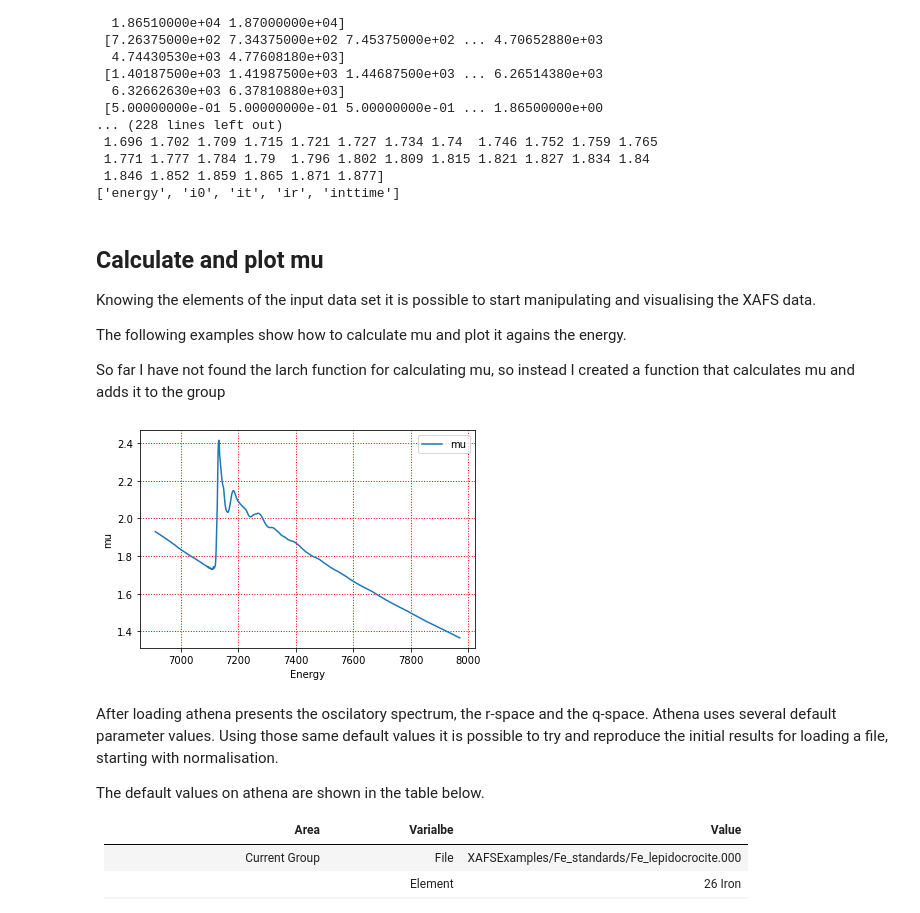
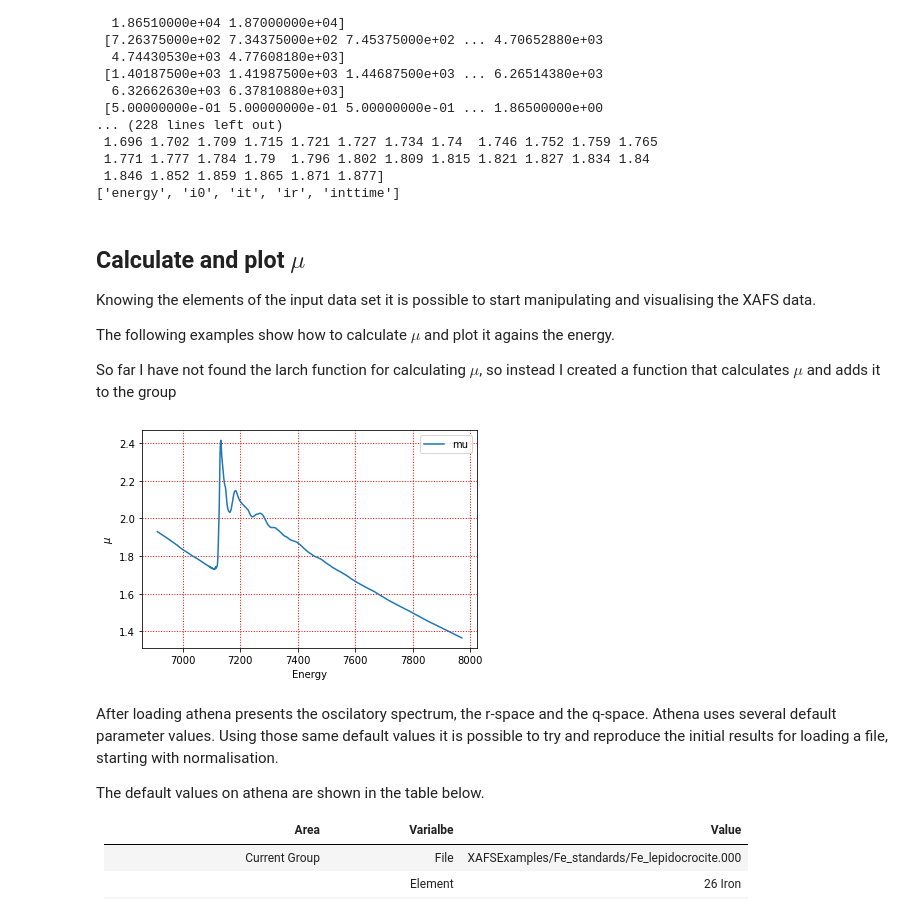
Before and after one commit to scman1/Larch_Intro_ukch, a Jupyter notebook: XAFS_ProcessingBR.ipynb, the cells around one changed output. Saved outputs shown, nothing was run; the diff lists cells and outputs as text; code cells hidden in the pictures.

```diff
--- a/XAFS_ProcessingBR.ipynb
+++ b/XAFS_ProcessingBR.ipynb
@@ -53,38 +54,38 @@ filename:        Fe_lepidocrocite.000
  1.846 1.852 1.859 1.865 1.871 1.877]
 ['energy', 'i0', 'it', 'ir', 'inttime']
 # %% [markdown]
-## Calculate and plot mu
+## Calculate and plot $\mu$
 Knowing the elements of the input data set it is possible to start manipulating and visualising the XAFS data.
 
-The following examples show how to calculate mu and plot it agains the energy.
+The following examples show how to calculate $\mu$ and plot it agains the energy.
 
-So far I have not found the larch function for calculating mu, so instead I created a function that calculates mu and adds it to the group
+So far I have not found the larch function for calculating $\mu$, so instead I created a function that calculates $\mu$ and adds it to the group
 # %%
 # https://vimeo.com/340207346 15:06
 from numpy import log
-import larch
+from larch.utils import group2dict, dict2group
 
 def get_mu(xafs_group):
     # calculate mu
     mu_e = log(abs(xafs_group.i0/xafs_group.it))
     # get a dictionary from te group
-    xafs_dict = larch.utils.group2dict(xafs_group)
+    xafs_dict = group2dict(xafs_group)
     # add mu to the dictionary
     xafs_dict['mu'] = mu_e
-    xafs_group = larch.utils.dict2group(xafs_dict)
+    xafs_group = dict2group(xafs_dict)
     return xafs_group
 
 fe_xafs = get_mu(fe_xafs)
 
 %matplotlib inline
 import matplotlib.pyplot as plt
 plt.plot(fe_xafs.energy, fe_xafs.mu, label='mu')
 plt.xlabel('Energy')
-plt.ylabel('mu')
+plt.ylabel('$\mu$')
 plt.legend() # include the leyend in the plot
 plt.grid(color='r', linestyle=':', linewidth=1) #show and format grid
 # %% [output]
-[figure, old version]
+[figure, new version]
 # %% [markdown]
 After loading athena presents the oscilatory spectrum, the r-space and the q-space. Athena uses several default parameter values. Using those same default values it is possible to try and reproduce the initial results for loading a file, starting with normalisation.
 
```
Also changed, not shown: parts of 17 cells of this notebook.
